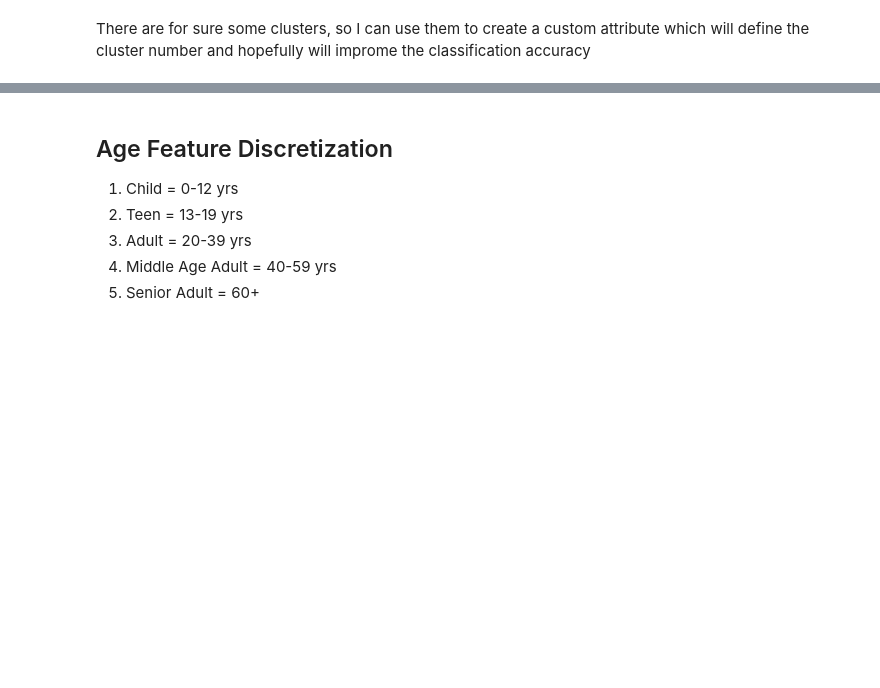
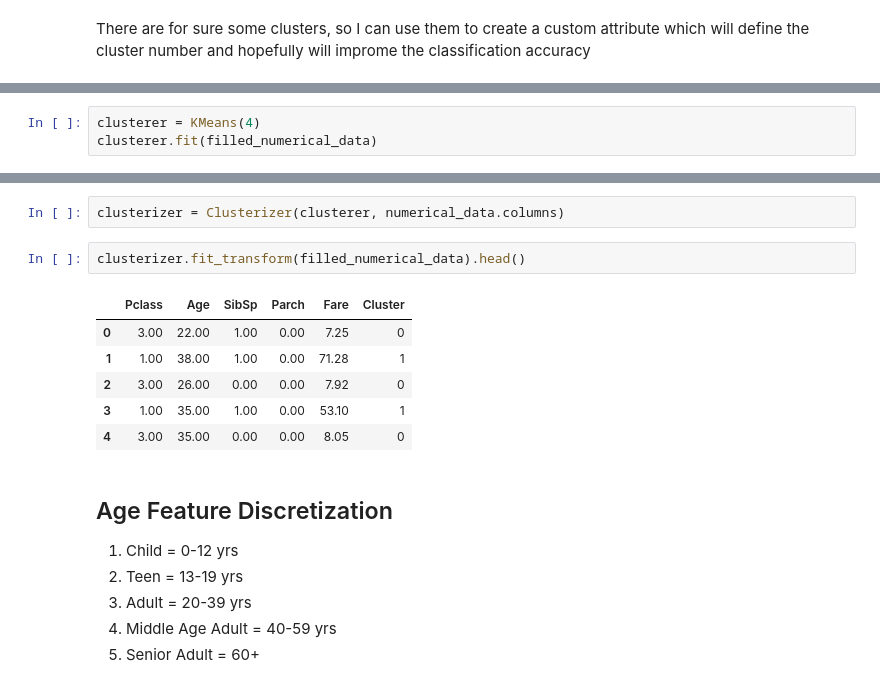
Before and after one commit to Justdek-code/data-science, a Jupyter notebook: titanic_practice/titanic_survived_classification.ipynb, the cells around one changed output, grey strips where cells are left out. Drawn from its saved outputs; the diff is of its cells as text; blank space fills up the shorter version.

```diff
--- a/titanic_practice/titanic_survived_classification.ipynb
+++ b/titanic_practice/titanic_survived_classification.ipynb
@@ -424,0 +428,3 @@ There are for sure some clusters, so I can use them to create a custom attribute
+# %%
+clusterer = KMeans(4)
+clusterer.fit(filled_numerical_data)
@@ -425,3 +452,14 @@ There are for sure some clusters, so I can use them to create a custom attribute
+# %%
+clusterizer = Clusterizer(clusterer, numerical_data.columns)
+# %%
+clusterizer.fit_transform(filled_numerical_data).head()
+# %% [output]
+|  | Pclass | Age | SibSp | Parch | Fare | Cluster |
+| 0 | 3.00 | 22.00 | 1.00 | 0.00 | 7.25 | 0 |
+| 1 | 1.00 | 38.00 | 1.00 | 0.00 | 71.28 | 1 |
+| 2 | 3.00 | 26.00 | 0.00 | 0.00 | 7.92 | 0 |
+| 3 | 1.00 | 35.00 | 1.00 | 0.00 | 53.10 | 1 |
+| 4 | 3.00 | 35.00 | 0.00 | 0.00 | 8.05 | 0 |
 # %% [markdown]
 ## Age Feature Discretization
 
```
Also changed, not shown: parts of 20 cells of this notebook.
